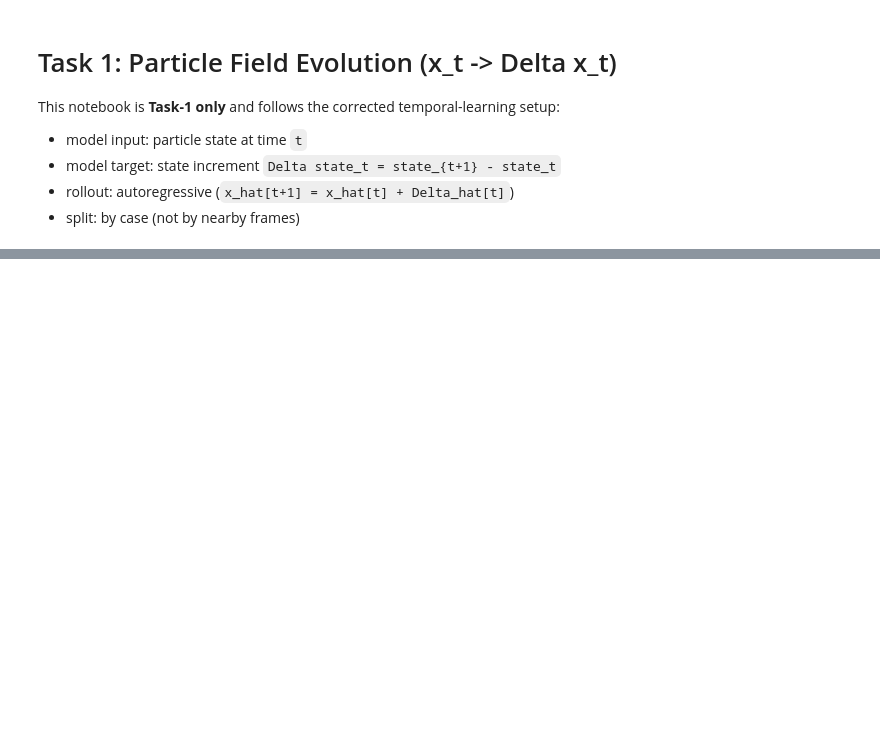
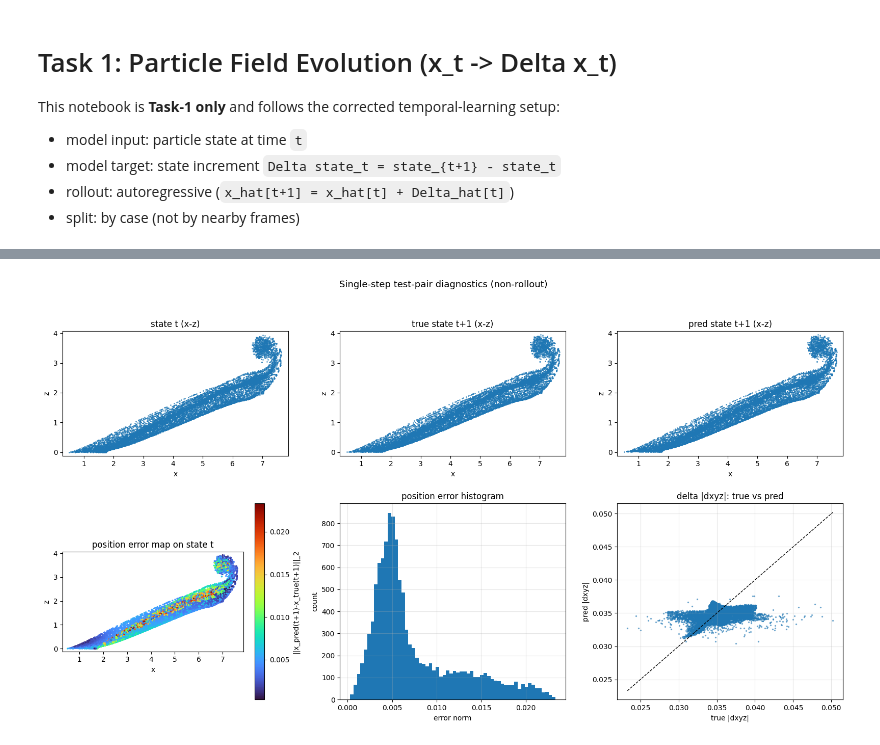
Before and after one commit to neerajbalachandar/DD-MT-GI-NeuralOperator-for-Lagrangian-Flows, a Jupyter notebook: final-2/notebooks/task1_particle_field_evolution.ipynb, the cells around one changed output, grey strips where cells are left out. Cells and saved outputs as stored; diff of their text form; code cells hidden in the pictures; blank space fills up the shorter version.

```diff
--- a/final-2/notebooks/task1_particle_field_evolution.ipynb
+++ b/final-2/notebooks/task1_particle_field_evolution.ipynb
@@ -766,0 +913,97 @@ else:
+# %%
+# -------------------------------------------------------------
+# Normal test-pair plot (single-step, non-rollout)
+# -------------------------------------------------------------
+if len(test_pair_ids) == 0:
+    print('No test pairs available.')
+else:
+    # Pick the densest test pair so we visualize a full cloud.
+    test_pids = [int(i) for i in test_pair_ids]
+    best_pid = max(test_pids, key=lambda pid: int(pair_ranges[pid][5]))
+    case, fr_t, fr_tp1, s, e, n = pair_ranges[best_pid]
+    s, e, n = int(s), int(e), int(n)
+
+    x_norm = X[s:e].astype(np.float32)
+    y_norm = Y[s:e].astype(np.float32)
+
+    # Keep plotting lightweight while preserving cloud structure.
+    PLOT_MAX_PARTICLES = 12000
+    if n > PLOT_MAX_PARTICLES:
+        rng = np.random.default_rng(0)
+        pick = rng.choice(n, size=PLOT_MAX_PARTICLES, replace=False)
+        x_norm = x_norm[pick]
+        y_norm = y_norm[pick]
+
+    x_t = (x_norm * in_std + in_mean).astype(np.float32)
+    d_true = (y_norm * out_std + out_mean).astype(np.float32)
+
+    model.eval()
+    with torch.no_grad():
+        xt = torch.from_numpy(x_norm).to(DEVICE)
+        d_pred_norm = model(xt).cpu().numpy().astype(np.float32)
+    d_pred = (d_pred_norm * out_std + out_mean).astype(np.float32)
+
+    nxt_true = x_t + d_true
+    nxt_pred = x_t + d_pred
+
+    # Relative L2 on this test pair subset.
+    pair_rel = np.linalg.norm(d_pred - d_true) / (np.linalg.norm(d_true) + 1e-12)
+    pos_err = np.linalg.norm(nxt_pred[:, 0:3] - nxt_true[:, 0:3], axis=1)
+
+    print(
+        f'test pair case={case} frame_t={fr_t} frame_tp1={fr_tp1} '
+        f'orig_n={n} plotted_n={x_t.shape[0]} pair_rel_l2={pair_rel:.6f}'
+    )
+
+    # Shared limits for fair visual comparison.
+    x_all = np.concatenate([x_t[:, 0], nxt_true[:, 0], nxt_pred[:, 0]])
+    z_all = np.concatenate([x_t[:, 2], nxt_true[:, 2], nxt_pred[:, 2]])
+    x_pad = max(1e-3, 0.03 * max(1e-6, float(x_all.max() - x_all.min())))
+    z_pad = max(1e-3, 0.03 * max(1e-6, float(z_all.max() - z_all.min())))
+    x_lim = (float(x_all.min() - x_pad), float(x_all.max() + x_pad))
+    z_lim = (float(z_all.min() - z_pad), float(z_all.max() + z_pad))
+
+    fig, axs = plt.subplots(2, 3, figsize=(16, 9))
+
+    axs[0, 0].scatter(x_t[:, 0], x_t[:, 2], s=1, alpha=0.7)
+    axs[0, 0].set_title('state t (x-z)')
+
+    axs[0, 1].scatter(nxt_true[:, 0], nxt_true[:, 2], s=1, alpha=0.7)
+    axs[0, 1].set_title('true state t+1 (x-z)')
+
+    axs[0, 2].scatter(nxt_pred[:, 0], nxt_pred[:, 2], s=1, alpha=0.7)
+    axs[0, 2].set_title('pred state t+1 (x-z)')
+
+    sc = axs[1, 0].scatter(x_t[:, 0], x_t[:, 2], c=pos_err, s=2, cmap='turbo')
+    axs[1, 0].set_title('position error map on state t')
+    fig.colorbar(sc, ax=axs[1, 0], label='||x_pred(t+1)-x_true(t+1)||_2')
+
+    axs[1, 1].hist(pos_err, bins=60)
+    axs[1, 1].set_title('position error histogram')
+    axs[1, 1].set_xlabel('error norm')
+    axs[1, 1].set_ylabel('count')
+
+    true_dmag = np.linalg.norm(d_true[:, 0:3], axis=1)
+    pred_dmag = np.linalg.norm(d_pred[:, 0:3], axis=1)
+    axs[1, 2].scatter(true_dmag, pred_dmag, s=2, alpha=0.5)
+    lo = float(min(true_dmag.min(), pred_dmag.min()))
+    hi = float(max(true_dmag.max(), pred_dmag.max()))
+    axs[1, 2].plot([lo, hi], [lo, hi], 'k--', lw=1)
+    axs[1, 2].set_title('delta |dxyz|: true vs pred')
+    axs[1, 2].set_xlabel('true |dxyz|')
+    axs[1, 2].set_ylabel('pred |dxyz|')
+
+    for a in [axs[0, 0], axs[0, 1], axs[0, 2], axs[1, 0]]:
+        a.set_xlabel('x')
+        a.set_ylabel('z')
+        a.set_xlim(*x_lim)
+        a.set_ylim(*z_lim)
+        a.set_aspect('equal', adjustable='box')
+
+    for a in [axs[1, 1], axs[1, 2]]:
+        a.grid(alpha=0.3)
+
+    fig.suptitle('Single-step test-pair diagnostics (non-rollout)', fontsize=13)
+    fig.tight_layout()
+    plt.show()
+# %% [output]
@@ -767,3 +1011,4 @@ else:
+[figure, added]
 # %%
 # Optional: create GIF animation from rollout PNG frames (requires imageio)
 try:
```
Also changed, not shown: parts of 12 cells of this notebook.
